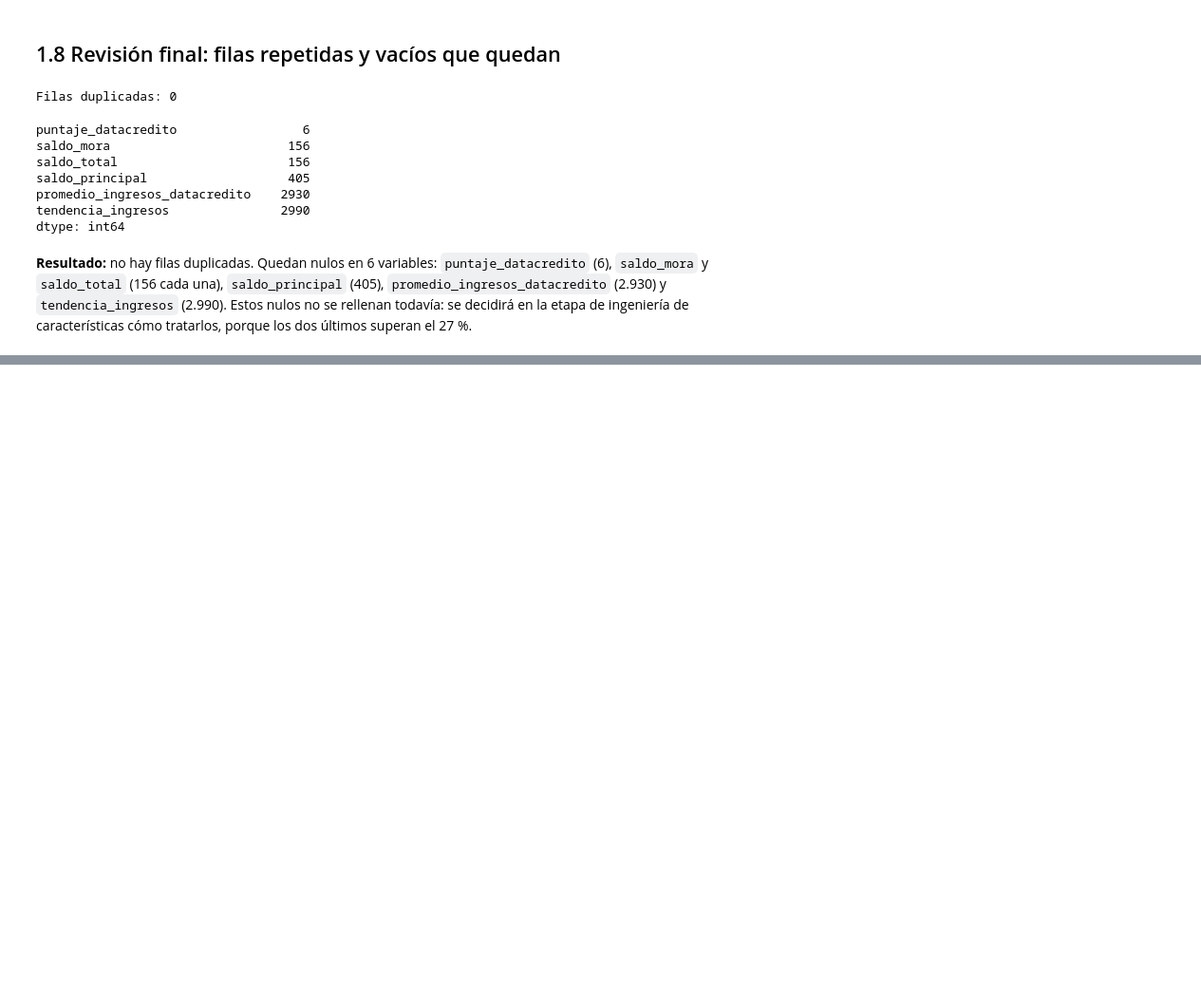
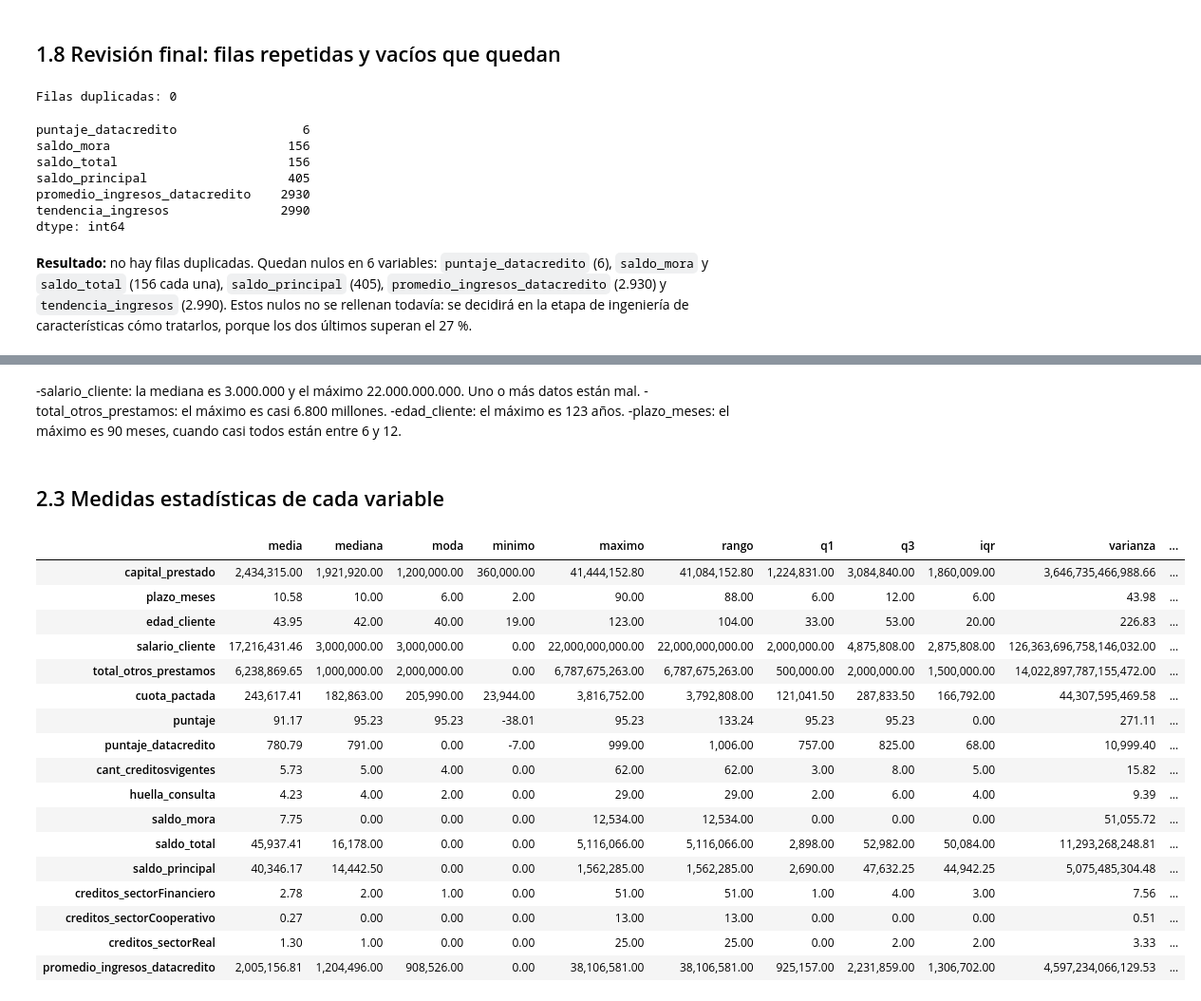
Before and after one commit to jullsm038/Trabajo-final-ML, a Jupyter notebook: mlops_pipeline/comprension_eda.ipynb, the cells around one changed output, grey strips where cells are left out. Shown at 95% size. Cells and saved outputs as stored; diff of their text form; code cells hidden in the pictures; blank space fills up the shorter version.

```diff
--- a/mlops_pipeline/comprension_eda.ipynb
+++ b/mlops_pipeline/comprension_eda.ipynb
@@ -194,0 +228,45 @@ dtype: int64
+# %% [markdown]
+-salario_cliente: la mediana es 3.000.000 y el máximo 22.000.000.000. Uno o más datos están mal.
+-total_otros_prestamos: el máximo es casi 6.800 millones.
+-edad_cliente: el máximo es 123 años.
+-plazo_meses: el máximo es 90 meses, cuando casi todos están entre 6 y 12.
+# %% [markdown]
+## 2.3 Medidas estadísticas de cada variable
+# %%
+est = pd.DataFrame({
+    "media": df[columnas_numericas].mean(),
+    "mediana": df[columnas_numericas].median(),
+    "moda": df[columnas_numericas].mode().iloc[0],
+    "minimo": df[columnas_numericas].min(),
+    "maximo": df[columnas_numericas].max(),
+})
+est["rango"] = est["maximo"] - est["minimo"]
+est["q1"] = df[columnas_numericas].quantile(0.25)
+est["q3"] = df[columnas_numericas].quantile(0.75)
+est["iqr"] = est["q3"] - est["q1"]
+est["varianza"] = df[columnas_numericas].var()
+est["desv_estandar"] = df[columnas_numericas].std()
+est["asimetria"] = df[columnas_numericas].skew()
+est["curtosis"] = df[columnas_numericas].kurt()
+
+with pd.option_context("display.float_format", "{:,.2f}".format, "display.width", 250, "display.max_columns", 30):
+    display(est)
+# %% [output]
+|  | media | mediana | moda | minimo | maximo | rango | q1 | q3 | iqr | varianza | ... |
+| capital_prestado | 2,434,315.00 | 1,921,920.00 | 1,200,000.00 | 360,000.00 | 41,444,152.80 | 41,084,152.80 | 1,224,831.00 | 3,084,840.00 | 1,860,009.00 | 3,646,735,466,988.66 | ... |
+| plazo_meses | 10.58 | 10.00 | 6.00 | 2.00 | 90.00 | 88.00 | 6.00 | 12.00 | 6.00 | 43.98 | ... |
+| edad_cliente | 43.95 | 42.00 | 40.00 | 19.00 | 123.00 | 104.00 | 33.00 | 53.00 | 20.00 | 226.83 | ... |
+| salario_cliente | 17,216,431.46 | 3,000,000.00 | 3,000,000.00 | 0.00 | 22,000,000,000.00 | 22,000,000,000.00 | 2,000,000.00 | 4,875,808.00 | 2,875,808.00 | 126,363,696,758,146,032.00 | ... |
+| total_otros_prestamos | 6,238,869.65 | 1,000,000.00 | 2,000,000.00 | 0.00 | 6,787,675,263.00 | 6,787,675,263.00 | 500,000.00 | 2,000,000.00 | 1,500,000.00 | 14,022,897,787,155,472.00 | ... |
+| cuota_pactada | 243,617.41 | 182,863.00 | 205,990.00 | 23,944.00 | 3,816,752.00 | 3,792,808.00 | 121,041.50 | 287,833.50 | 166,792.00 | 44,307,595,469.58 | ... |
+| puntaje | 91.17 | 95.23 | 95.23 | -38.01 | 95.23 | 133.24 | 95.23 | 95.23 | 0.00 | 271.11 | ... |
+| puntaje_datacredito | 780.79 | 791.00 | 0.00 | -7.00 | 999.00 | 1,006.00 | 757.00 | 825.00 | 68.00 | 10,999.40 | ... |
+| cant_creditosvigentes | 5.73 | 5.00 | 4.00 | 0.00 | 62.00 | 62.00 | 3.00 | 8.00 | 5.00 | 15.82 | ... |
+| huella_consulta | 4.23 | 4.00 | 2.00 | 0.00 | 29.00 | 29.00 | 2.00 | 6.00 | 4.00 | 9.39 | ... |
+| saldo_mora | 7.75 | 0.00 | 0.00 | 0.00 | 12,534.00 | 12,534.00 | 0.00 | 0.00 | 0.00 | 51,055.72 | ... |
+| saldo_total | 45,937.41 | 16,178.00 | 0.00 | 0.00 | 5,116,066.00 | 5,116,066.00 | 2,898.00 | 52,982.00 | 50,084.00 | 11,293,268,248.81 | ... |
+| saldo_principal | 40,346.17 | 14,442.50 | 0.00 | 0.00 | 1,562,285.00 | 1,562,285.00 | 2,690.00 | 47,632.25 | 44,942.25 | 5,075,485,304.48 | ... |
+| creditos_sectorFinanciero | 2.78 | 2.00 | 1.00 | 0.00 | 51.00 | 51.00 | 1.00 | 4.00 | 3.00 | 7.56 | ... |
+| creditos_sectorCooperativo | 0.27 | 0.00 | 0.00 | 0.00 | 13.00 | 13.00 | 0.00 | 0.00 | 0.00 | 0.51 | ... |
+| creditos_sectorReal | 1.30 | 1.00 | 0.00 | 0.00 | 25.00 | 25.00 | 0.00 | 2.00 | 2.00 | 3.33 | ... |
+| promedio_ingresos_datacredito | 2,005,156.81 | 1,204,496.00 | 908,526.00 | 0.00 | 38,106,581.00 | 38,106,581.00 | 925,157.00 | 2,231,859.00 | 1,306,702.00 | 4,597,234,066,129.53 | ... |
```
Also changed, not shown: parts of 20 cells of this notebook.
